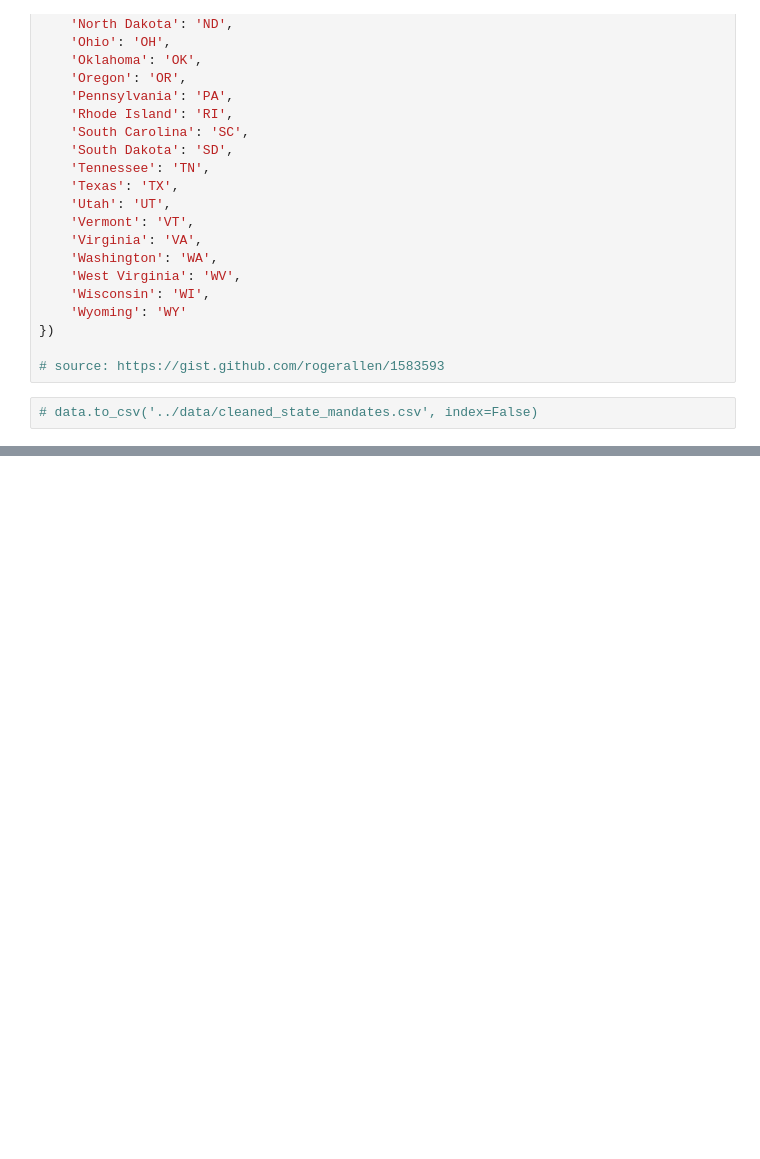
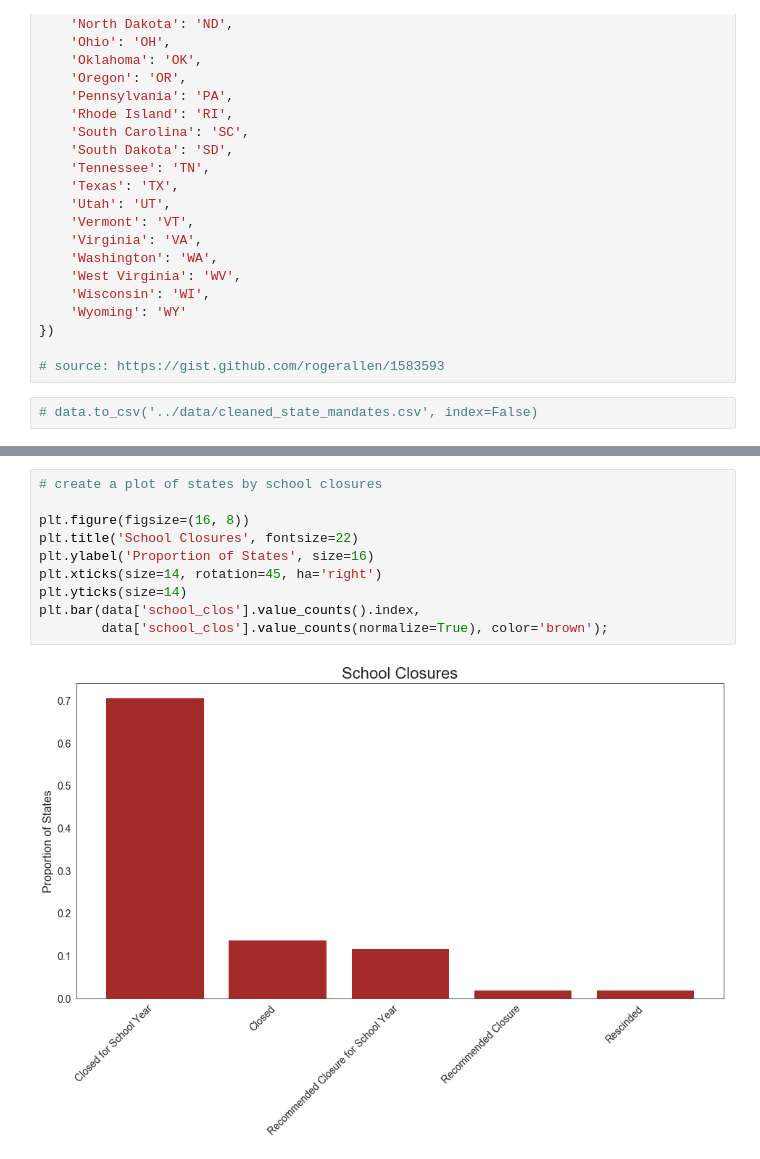
Before and after one commit to biborsz/COVID-social-distancing-sentiment-analysis, a Jupyter notebook: codes-bibor/003-EDA-Executive.ipynb, the cells around one changed output, grey strips where cells are left out. Saved outputs shown, nothing was run; the diff lists cells and outputs as text; blank space fills up the shorter version.

```diff
--- a/codes-bibor/003-EDA-Executive.ipynb
+++ b/codes-bibor/003-EDA-Executive.ipynb
@@ -337,0 +368,12 @@ data.head()
+# %%
+# create a plot of states by school closures
+
+plt.figure(figsize=(16, 8))
+plt.title('School Closures', fontsize=22)
+plt.ylabel('Proportion of States', size=16)
+plt.xticks(size=14, rotation=45, ha='right')
+plt.yticks(size=14)
+plt.bar(data['school_clos'].value_counts().index,
+        data['school_clos'].value_counts(normalize=True), color='brown');
+# %% [output]
+[figure, added]
```
Also changed, not shown: parts of 12 cells of this notebook.
